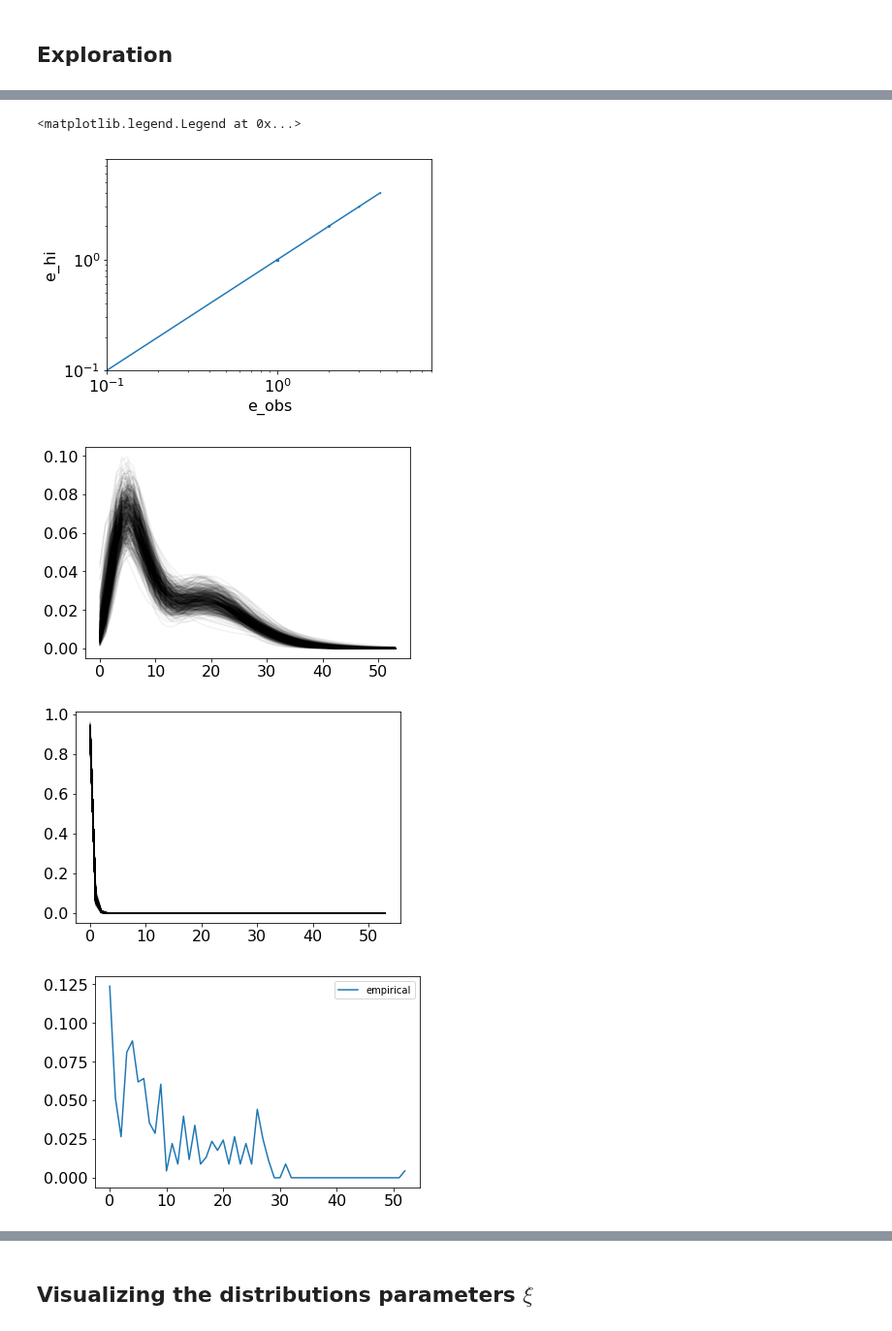
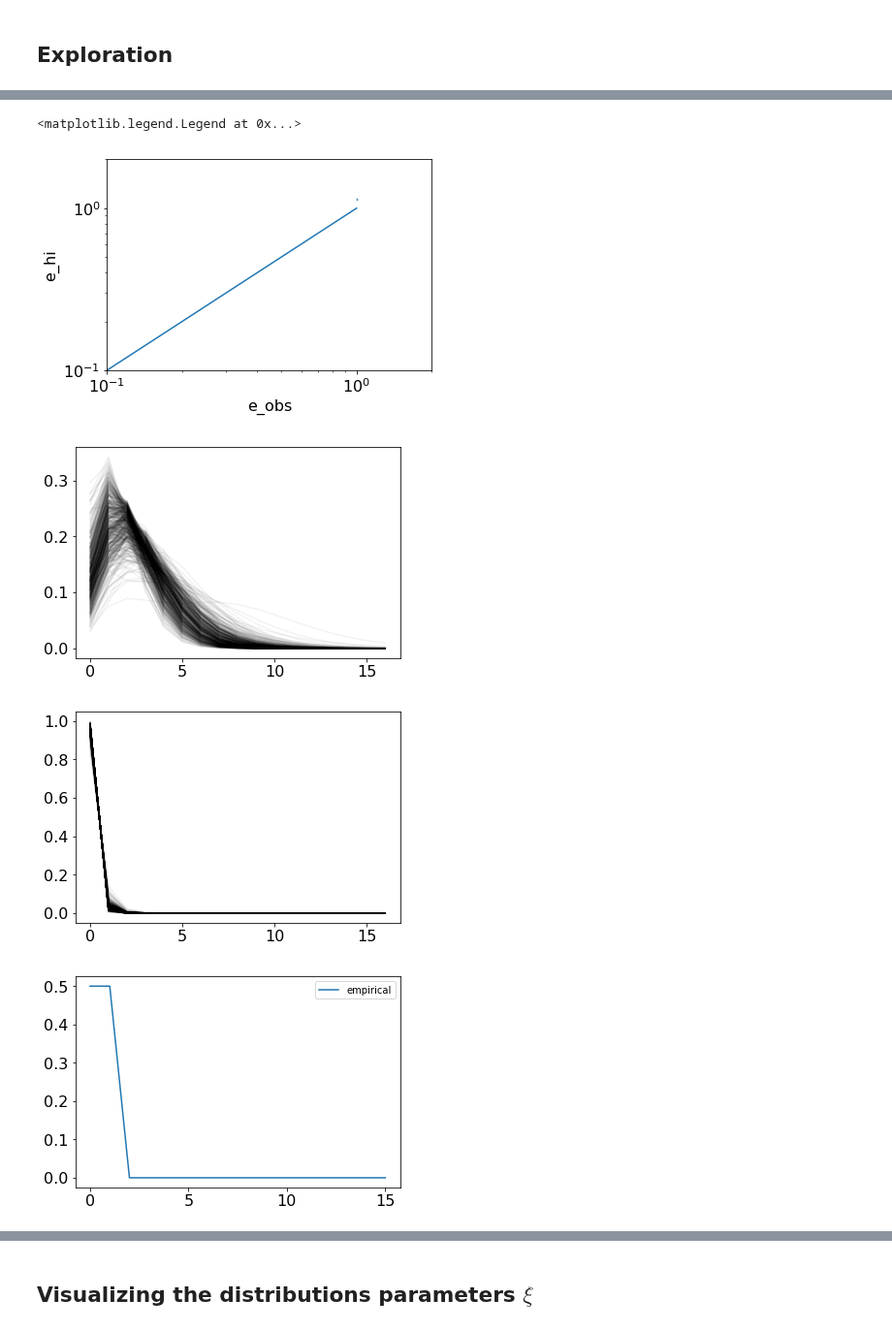
Before and after one commit to broadinstitute/CellBender, a Jupyter notebook: proto/chimera/notebooks/dtm_exploration.ipynb, the cells around one changed output, grey strips where cells are left out. Shown at 97% size. Saved outputs shown, nothing was run; the diff lists cells and outputs as text; code cells hidden in the pictures.

```diff
--- a/proto/chimera/notebooks/dtm_exploration.ipynb
+++ b/proto/chimera/notebooks/dtm_exploration.ipynb
@@ -40,11 +41,11 @@ plt.rc('ytick', labelsize=16)
 device = torch.device('cuda')
 dtype = torch.float
 
-# dataset_name = 'pbmc4k_ss_rate_0.25'
-# sc_fingerprint_path = '/home/jupyter/data/10x/pbmc4k_ss_rate_0.25_sc_fingerprint.pkl'
+dataset_name = 'pbmc4k_ss_rate_0.25'
+sc_fingerprint_path = '/home/jupyter/data/10x/pbmc4k_ss_rate_0.25_sc_fingerprint.pkl'
 
-dataset_name = 'pbmc4k'
-sc_fingerprint_path = '/home/jupyter/data/10x/pbmc4k_sc_fingerprint.pkl'
+# dataset_name = 'pbmc4k'
+# sc_fingerprint_path = '/home/jupyter/data/10x/pbmc4k_sc_fingerprint.pkl'
 
 # dataset_name = 'neuron_9k'
 # sc_fingerprint_path = '/home/jupyter/data/10x/neuron_9k_sc_fingerprint.pkl'
@@ -81,13 +82,14 @@ sc_fingerprint_base = SingleCellFingerprintBase.load(sc_fingerprint_path)
 sc_fingerprint_base = sc_fingerprint_base.filter_genes(
     max_good_turing=1.,
     min_total_gene_expression=1.).sort_genes_by_expression()
-gene_expr_ladder_idx_list = sc_fingerprint_base.gene_idx_list[::10]
-sc_fingerprint_base = sc_fingerprint_base.subset_genes(gene_expr_ladder_idx_list)
+# gene_expr_ladder_idx_list = sc_fingerprint_base.gene_idx_list[::10]
+# sc_fingerprint_base = sc_fingerprint_base.subset_genes(gene_expr_ladder_idx_list)
 
 # Instantiate the fingerprint datastore
 sc_fingerprint_dtm = SingleCellFingerprintDTM(
     sc_fingerprint_base,
-    n_gene_groups=10,
+    n_gene_groups=100,
+    n_pca_features=50, ####################################
     zinb_fitter_kwargs=zinb_fitter_kwargs,
     max_estimated_chimera_family_size=0,
     allow_dense_int_ndarray=False,
@@ -567,5 +598,5 @@ with torch.no_grad():
 # %%
-gene_index = 8000
+gene_index = 1600
 
 sampler = PosteriorGeneExpressionSampler(model, device, dtype)
 expr_dict = sampler.get_gene_expression_posterior_sampling_summary(
@@ -573,7 +604,7 @@ expr_dict = sampler.get_gene_expression_posterior_sampling_summary(
     n_proposals_omega=20,
     n_particles_omega=10,
     n_particles_cell=10,
-    n_particles_expression=20,
+    n_particles_expression=10,
     cell_shard_size=500,
     run_mode="full",
     only_expressing_cells=False)
@@ -586,13 +617,21 @@ expr_dict = sampler.get_gene_expression_posterior_sampling_summary(
 #     run_mode='full',
 #     mode_estimation_strategy='lower_bound')
 
-e_hi = expr_dict['e_hi_map']
-mu_e_hi_g, phi_e_hi_g, logit_p_zero_e_hi_g = model._decode_e_hi_zeta(
-    pyro.param("e_hi_zeta_posterior_loc_gr"))
+e_hi = expr_dict['e_hi_mean']
+
+data = sampler._generate_single_gene_minibatch_data(
+    gene_index, np.arange(0, sc_fingerprint_dtm.n_cells), 1)
+zeta_nr = gene_expression_prior.forward(
+    data['gene_index_tensor'],
+    data['cell_index_tensor'],
+    data['downsampling_rate_tensor'],
+    data['total_obs_reads_per_cell_tensor'],
+    data['cell_features_tensor'])
+mu_e_hi_n, phi_e_hi_n, logit_p_zero_e_hi_n = gene_expression_prior.decode(zeta_nr)
 e_hi_prior_dist = ZeroInflatedNegativeBinomial(
-    logit_zero=logit_p_zero_e_hi_g,
-    mu=mu_e_hi_g,
-    phi=phi_e_hi_g)
+    logit_zero=logit_p_zero_e_hi_n,
+    mu=mu_e_hi_n,
+    phi=phi_e_hi_n)
 
 e_obs = np.asarray(sc_fingerprint_dtm.sparse_count_matrix_csc[:, gene_index].todense()).squeeze(1)
 mean_e_obs = np.mean(e_obs)
@@ -604,10 +643,10 @@ print('mean_e_obs:', mean_e_obs)
 print('mean_e_hi (map):', mean_e_hi)
 print('e_hi_z:', e_hi_z)
 print('e_obs_z:', e_obs_z)
-print('mu_e_hi (prior):', mu_e_hi_g[gene_index].item())
-print('phi_e_hi (prior):', phi_e_hi_g[gene_index].item())
-print('p_zero_e_hi (prior):', torch.sigmoid(logit_p_zero_e_hi_g[gene_index]).item())
-print('mean_e_hi (prior):', e_hi_prior_dist.mean[gene_index].item())
+print('mu_e_hi (prior):', mu_e_hi_n.mean().item())
+print('phi_e_hi (prior):', phi_e_hi_n.mean().item())
+print('p_zero_e_hi (prior):', torch.sigmoid(logit_p_zero_e_hi_n).mean().item())
+print('mean_e_hi (prior):', e_hi_prior_dist.mean.mean().item())
 
 
 
@@ -669,8 +708,8 @@ mean_e_hi (prior): 0.02507701702415943
 <matplotlib.legend.Legend at 0x...>
-[figure, old version]
+[figure, new version]
-[figure, old version]
+[figure, new version]
-[figure, old version]
+[figure, new version]
-[figure, old version]
+[figure, new version]
 # %%
 plt.figure(figsize=(18,4))
 
```
Also changed, not shown: parts of 33 cells of this notebook.
